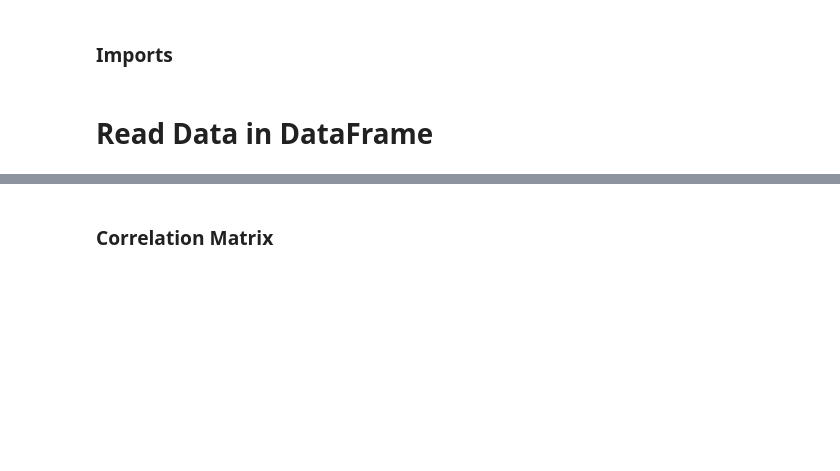
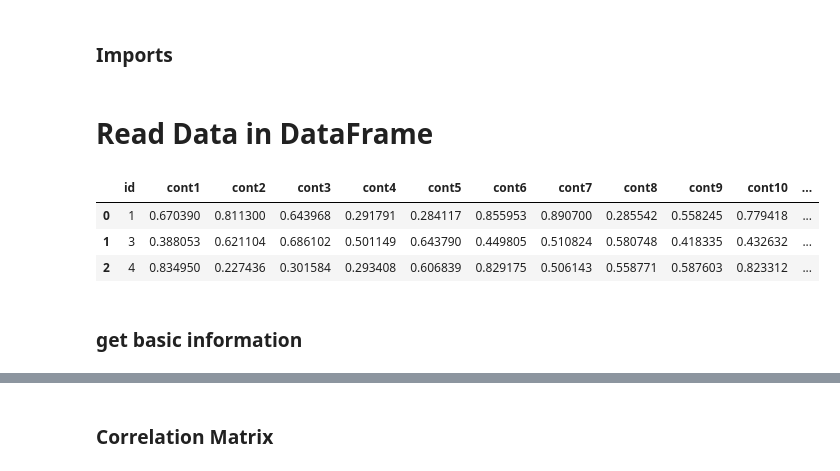
Before and after one commit to OthmanElHammouchi/kaggle, a Jupyter notebook: probing.ipynb, the cells around one changed output, grey strips where cells are left out. Saved outputs shown, nothing was run; the diff lists cells and outputs as text; code cells hidden in the pictures; blank space fills up the shorter version.

Commit message:
added basic exploration

```diff
--- a/probing.ipynb
+++ b/probing.ipynb
@@ -23,9 +20,18 @@ from sklearn.model_selection import RandomizedSearchCV; from scipy.stats import
 # %%
 # Training
 train_set = pd.read_csv(data_path+"train.csv")
 train_y = train_set['target']
 train_X = train_set.drop(labels = ['target','id'], axis = 1)
 
 # Testing
 test_set = pd.read_csv(data_path+"test.csv")
 test_X = test_set.drop(labels = 'id', axis = 1)
+
+train_set.head(3)
+# %% [output]
+|  | id | cont1 | cont2 | cont3 | cont4 | cont5 | cont6 | cont7 | cont8 | cont9 | cont10 | ... |
+| 0 | 1 | 0.670390 | 0.811300 | 0.643968 | 0.291791 | 0.284117 | 0.855953 | 0.890700 | 0.285542 | 0.558245 | 0.779418 | ... |
+| 1 | 3 | 0.388053 | 0.621104 | 0.686102 | 0.501149 | 0.643790 | 0.449805 | 0.510824 | 0.580748 | 0.418335 | 0.432632 | ... |
+| 2 | 4 | 0.834950 | 0.227436 | 0.301584 | 0.293408 | 0.606839 | 0.829175 | 0.506143 | 0.558771 | 0.587603 | 0.823312 | ... |
+# %% [markdown]
+### get basic information
```
Also changed, not shown: parts of 9 cells of this notebook.
